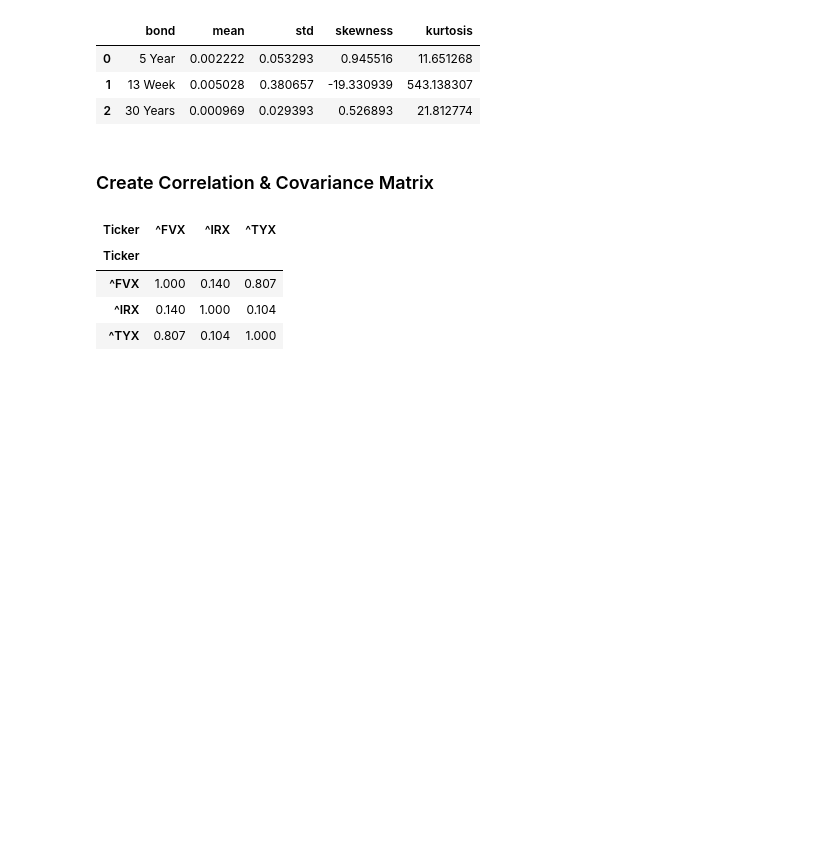
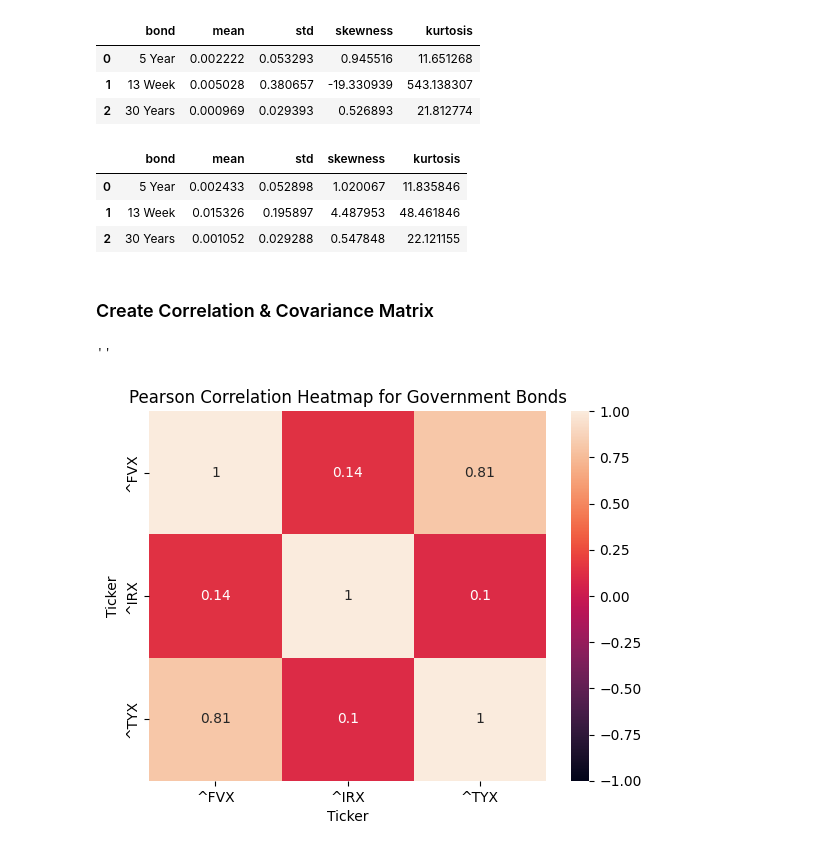
Before and after one commit to RabeaTzenetos/wqu, a Jupyter notebook: financial-markets/gwp1/bond-analysis.ipynb, the cells around one changed output. Cells and saved outputs as stored; diff of their text form; code cells hidden in the pictures; blank space fills up the shorter version.

Commit message:
heatmap and outlier analysis

```diff
--- a/financial-markets/gwp1/bond-analysis.ipynb
+++ b/financial-markets/gwp1/bond-analysis.ipynb
@@ -88,13 +92,33 @@ df_stats
+# %%
+list_stats_red = []
+columns = ["bond", "mean", "std", "skewness", "kurtosis"]
+dict_map = {"^IRX": "13 Week", "^FVX": "5 Year", "^TYX": "30 Years"}
+
+for ticker in df_returns_red.columns:
+    bond = ticker
+    mean = df_returns_red[ticker].mean()
+    std = df_returns_red[ticker].std()
+    skewness = skew(df_returns_red[ticker])
+    kurt = kurtosis(df_returns_red[ticker])
+    list_stats_red.append([bond, mean, std, skewness, kurt])
+
+df_stats_red = pd.DataFrame(list_stats_red, columns=columns)
+df_stats_red["bond"] = df_stats_red["bond"].replace(dict_map)
+df_stats_red
+# %% [output]
+|  | bond | mean | std | skewness | kurtosis |
+| 0 | 5 Year | 0.002433 | 0.052898 | 1.020067 | 11.835846 |
+| 1 | 13 Week | 0.015326 | 0.195897 | 4.487953 | 48.461846 |
+| 2 | 30 Years | 0.001052 | 0.029288 | 0.547848 | 22.121155 |
 # %% [markdown]
 ### Create Correlation & Covariance Matrix
-# %%
-# correlation
-df_returns.corr().round(3)
-# %% [output]
-| Ticker | ^FVX | ^IRX | ^TYX |
-| Ticker |  |  |  |
-| ^FVX | 1.000 | 0.140 | 0.807 |
-| ^IRX | 0.140 | 1.000 | 0.104 |
-| ^TYX | 0.807 | 0.104 | 1.000 |
+# %%
+# correlation
+sns.heatmap(df_returns.corr().round(3), annot=True, vmin=-1, vmax=1)
+plt.title("Pearson Correlation Heatmap for Government Bonds")
+;
+# %% [output]
+''
+[figure, added]
 # %%
 # covariance
```
Also changed, not shown: parts of 6 cells of this notebook.
